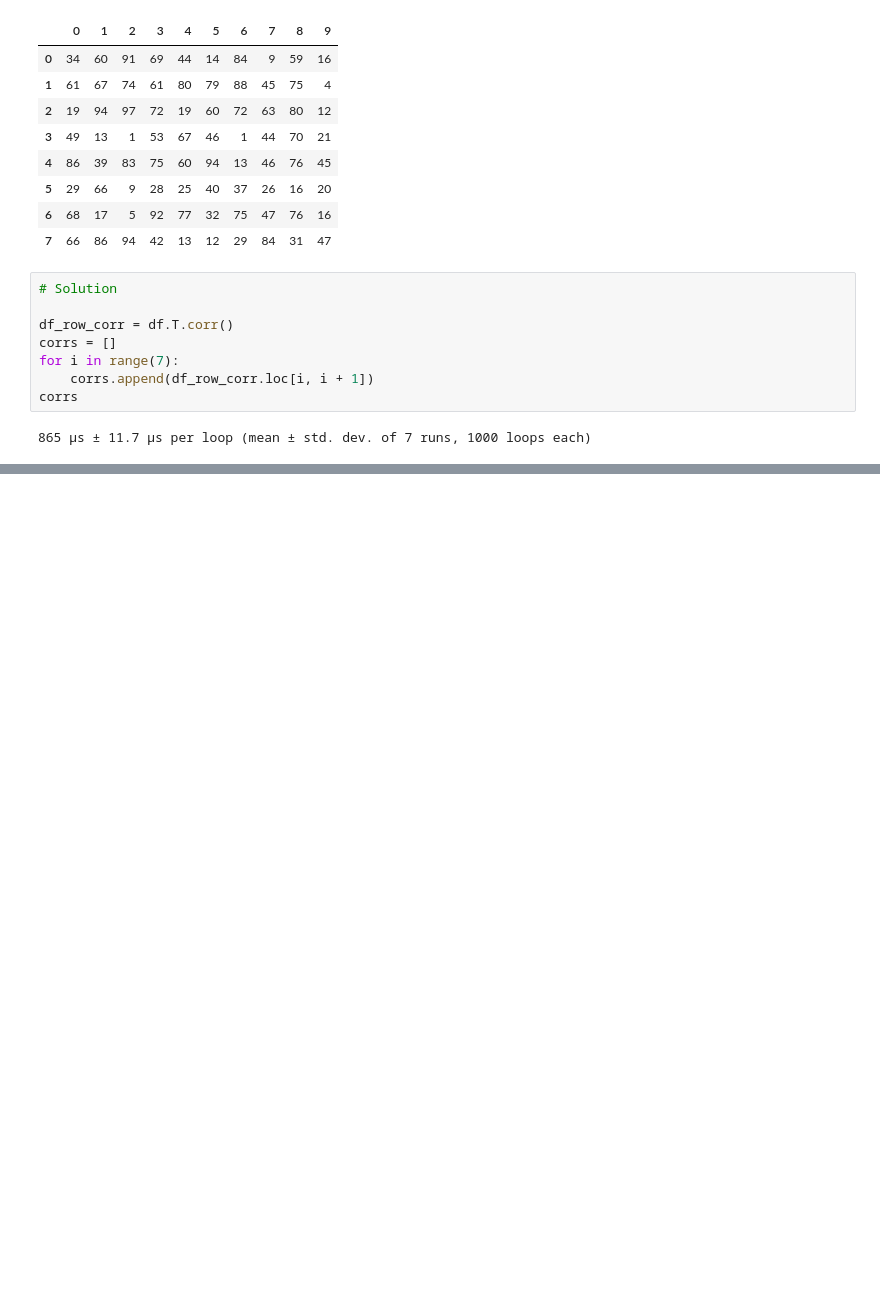
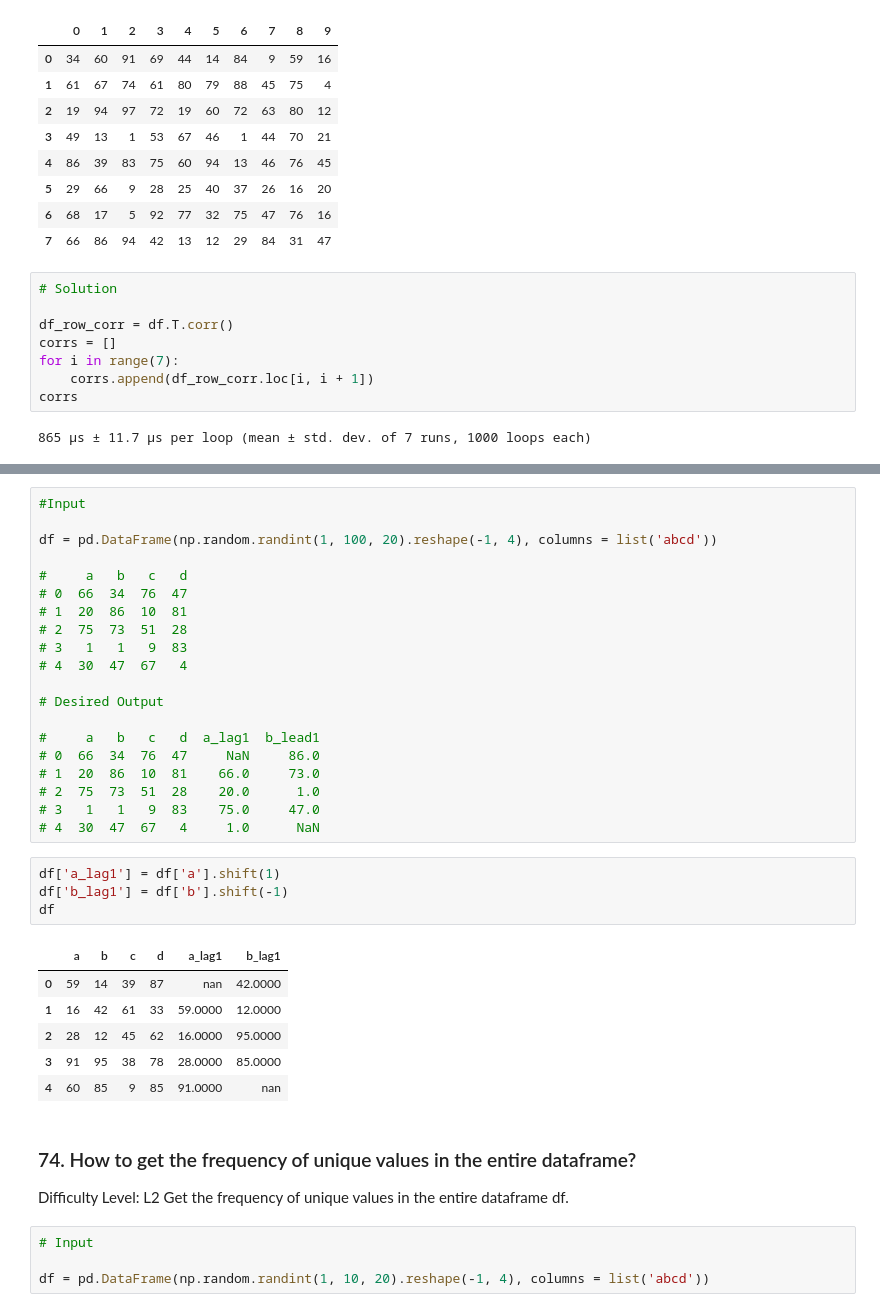
Before and after one commit to paulooctavio/101-pandas-exercises-for-da, a Jupyter notebook: 101 Pandas Exercises for Data Analysis.ipynb, the cells around one changed output, grey strips where cells are left out. Drawn from its saved outputs; the diff is of its cells as text; blank space fills up the shorter version.

```diff
--- a/101 Pandas Exercises for Data Analysis.ipynb
+++ b/101 Pandas Exercises for Data Analysis.ipynb
@@ -1760,0 +1916,39 @@ corrs
+# %%
+#Input
+
+df = pd.DataFrame(np.random.randint(1, 100, 20).reshape(-1, 4), columns = list('abcd'))
+
+#     a   b   c   d
+# 0  66  34  76  47
+# 1  20  86  10  81
+# 2  75  73  51  28
+# 3   1   1   9  83
+# 4  30  47  67   4
+
+# Desired Output
+
+#     a   b   c   d  a_lag1  b_lead1
+# 0  66  34  76  47     NaN     86.0
+# 1  20  86  10  81    66.0     73.0
+# 2  75  73  51  28    20.0      1.0
+# 3   1   1   9  83    75.0     47.0
+# 4  30  47  67   4     1.0      NaN
+# %%
+df['a_lag1'] = df['a'].shift(1)
+df['b_lag1'] = df['b'].shift(-1)
+df
+# %% [output]
+|  | a | b | c | d | a_lag1 | b_lag1 |
+| 0 | 59 | 14 | 39 | 87 | nan | 42.0000 |
+| 1 | 16 | 42 | 61 | 33 | 59.0000 | 12.0000 |
+| 2 | 28 | 12 | 45 | 62 | 16.0000 | 95.0000 |
+| 3 | 91 | 95 | 38 | 78 | 28.0000 | 85.0000 |
+| 4 | 60 | 85 | 9 | 85 | 91.0000 | nan |
+# %% [markdown]
+### 74. How to get the frequency of unique values in the entire dataframe?
+
+Difficulty Level: L2 Get the frequency of unique values in the entire dataframe df.
+# %%
+# Input
+
+df = pd.DataFrame(np.random.randint(1, 10, 20).reshape(-1, 4), columns = list('abcd'))
```
Also changed, not shown: parts of 24 cells of this notebook.
